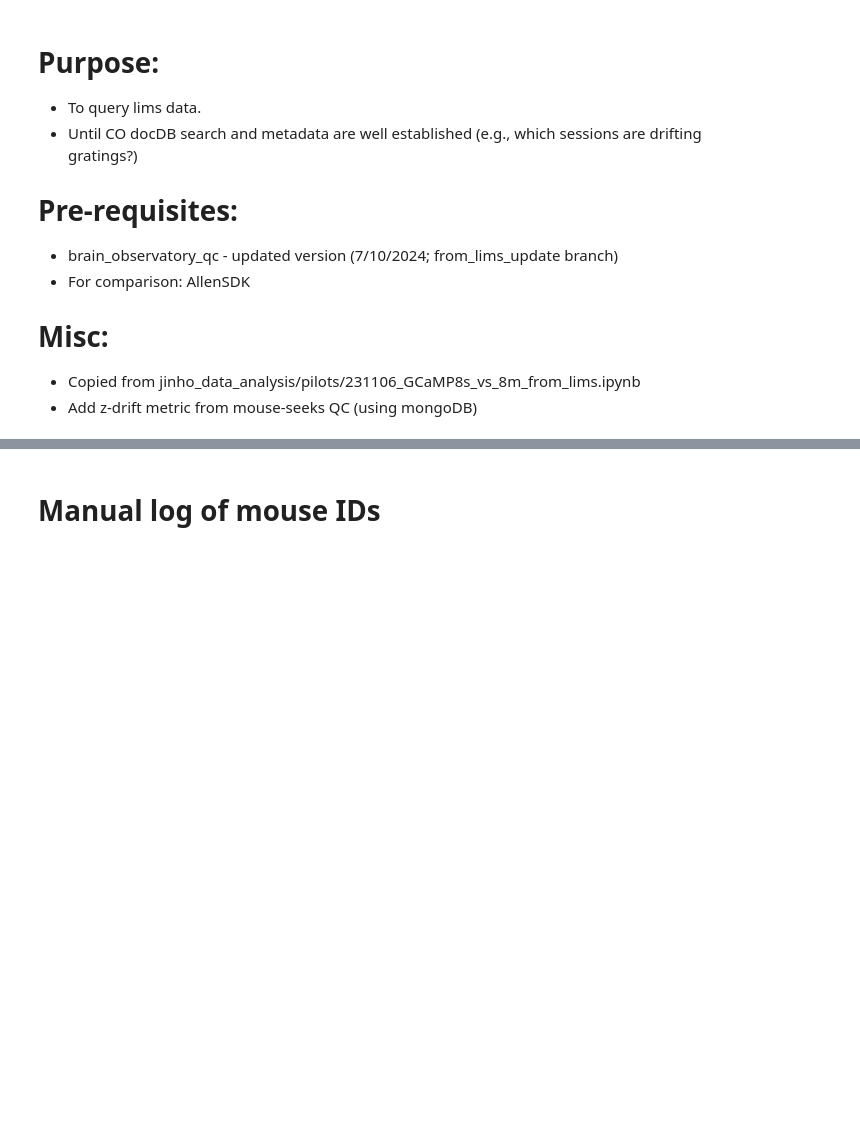
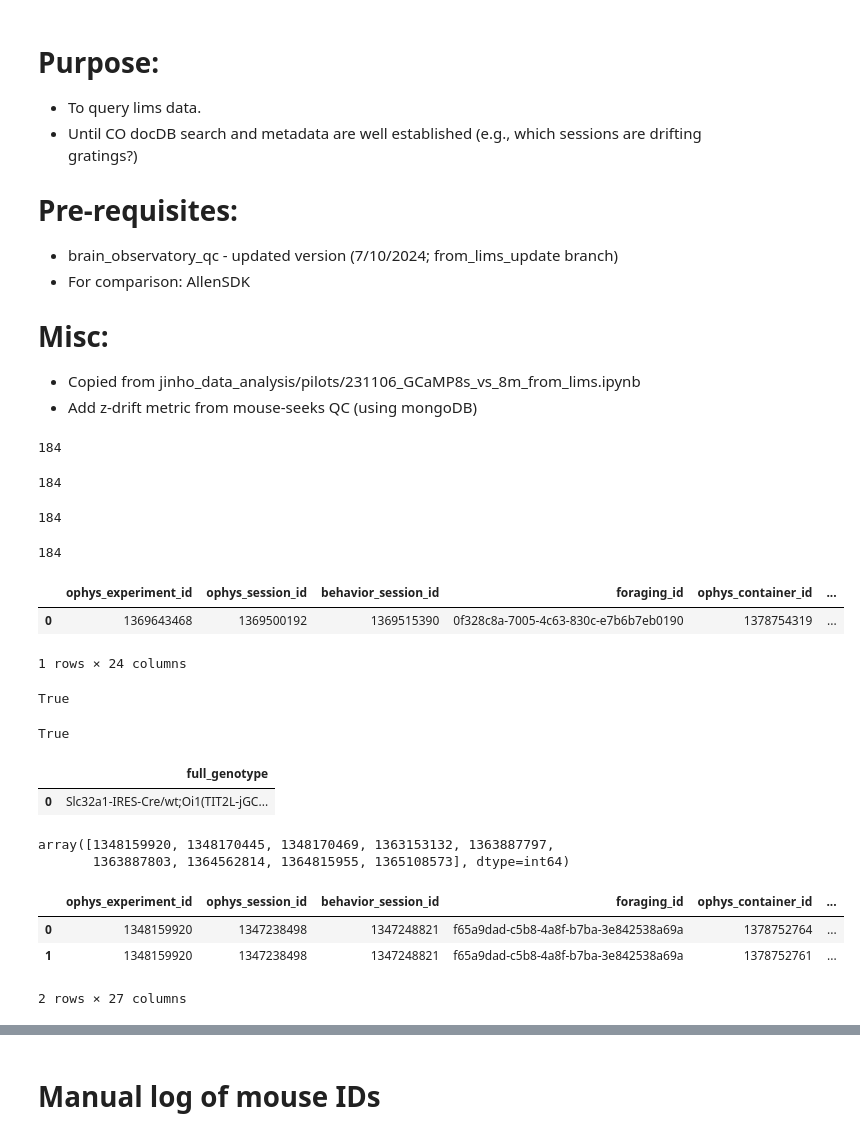
Before and after one commit to AllenNeuralDynamics/lamf_analysis_lims, a Jupyter notebook: pilot_data_analysis/GCaMP/240701_query_lims_data.ipynb, the cells around one changed output, grey strips where cells are left out. Saved outputs shown, nothing was run; the diff lists cells and outputs as text; code cells hidden in the pictures; blank space fills up the shorter version.

```diff
--- a/pilot_data_analysis/GCaMP/240701_query_lims_data.ipynb
+++ b/pilot_data_analysis/GCaMP/240701_query_lims_data.ipynb
@@ -22,0 +26,18 @@ mongo = MongoClient("flaskapp.corp.alleninstitute.org", 27017)
+# %%
+mouse_data.ophys_experiment_id.nunique()
+# %% [output]
+184
+# %%
+oeids = mouse_data.ophys_experiment_id.values
+osids = mouse_data.ophys_session_id.values
+print(len(oeids))
+# %% [output]
+184
+# %%
+len(mouse_data.ophys_experiment_id.values)
+# %% [output]
+184
+# %%
+len(mouse_data.ophys_experiment_id.unique())
+# %% [output]
+184
@@ -22,0 +51,34 @@ mongo = MongoClient("flaskapp.corp.alleninstitute.org", 27017)
+# %%
+expt_info = from_lims.get_general_info_for_ophys_experiment_id(oeids[0])
+expt_info
+# %% [output]
+|  | ophys_experiment_id | ophys_session_id | behavior_session_id | foraging_id | ophys_container_id | ... |
+| 0 | 1369643468 | 1369500192 | 1369515390 | 0f328c8a-7005-4c63-830c-e7b6b7eb0190 | 1378754319 | ... |
+1 rows × 24 columns
+# %%
+expt_info.ophys_experiment_id.values[0] == oeids[0]
+# %% [output]
+True
+# %%
+expt_info.ophys_session_id.values[0] == osids[0]
+# %% [output]
+True
+# %%
+genotype = from_lims.get_genotype_for_ophys_experiment_id(oeid)
+genotype
+# %% [output]
+|  | full_genotype |
+| 0 | Slc32a1-IRES-Cre/wt;Oi1(TIT2L-jGC... |
+# %%
+sorted_oeids = np.sort(temp_table.ophys_experiment_id.values)
+sorted_oeids[np.where(np.diff(sorted_oeids)==0)[0]+1]
+# %% [output]
+array([1348159920, 1348170445, 1348170469, 1363153132, 1363887797,
+       1363887803, 1364562814, 1364815955, 1365108573], dtype=int64)
+# %%
+temp_table[temp_table.ophys_experiment_id == 1348159920].drop_duplicates()
+# %% [output]
+|  | ophys_experiment_id | ophys_session_id | behavior_session_id | foraging_id | ophys_container_id | ... |
+| 0 | 1348159920 | 1347238498 | 1347248821 | f65a9dad-c5b8-4a8f-b7ba-3e842538a69a | 1378752764 | ... |
+| 1 | 1348159920 | 1347238498 | 1347248821 | f65a9dad-c5b8-4a8f-b7ba-3e842538a69a | 1378752761 | ... |
+2 rows × 27 columns
```
Also changed, not shown: parts of 25 cells of this notebook, 1 other file.
